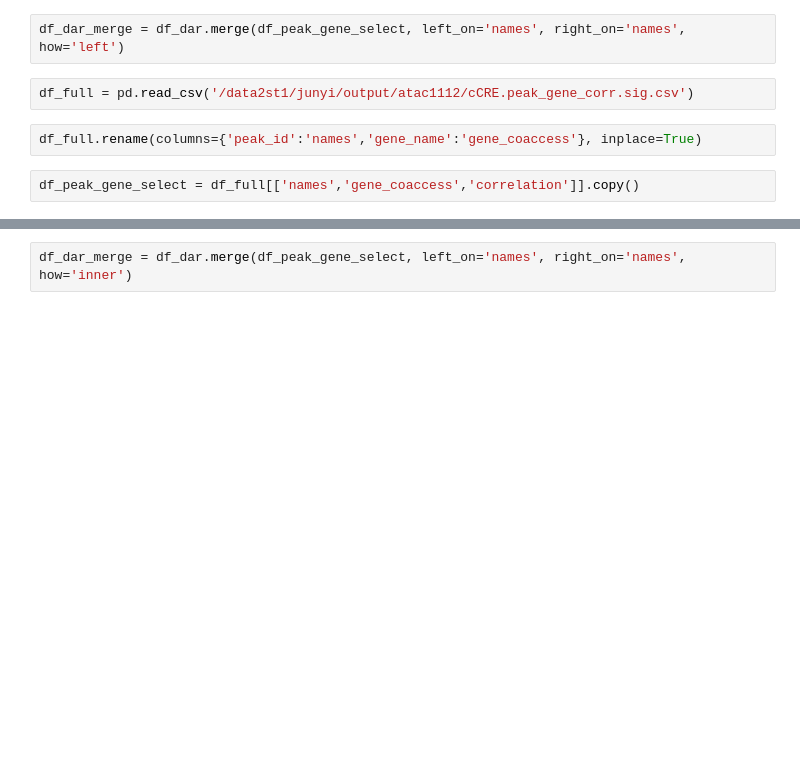
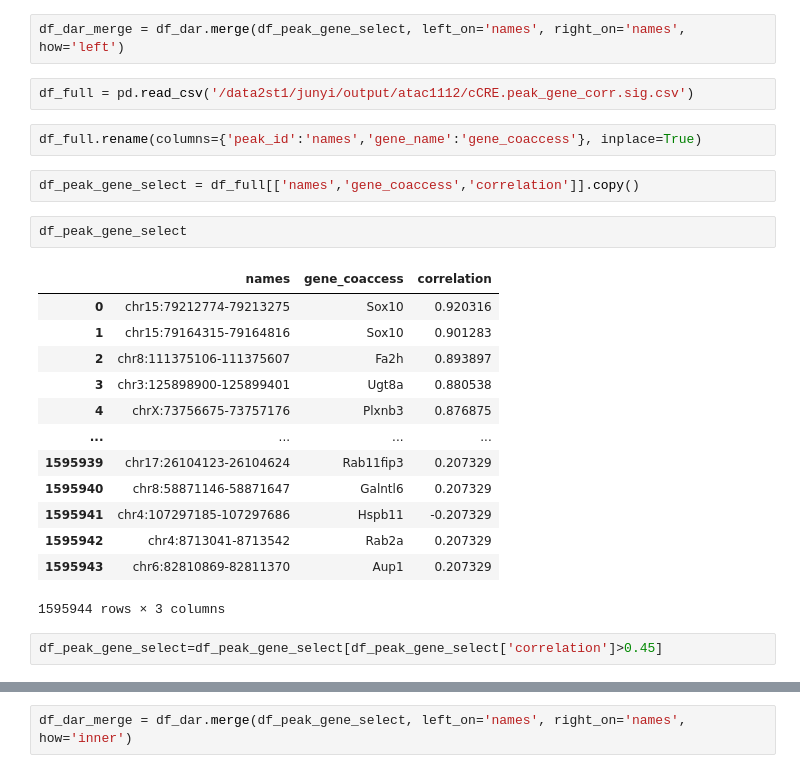
Before and after one commit to juychen/scmmd, a Jupyter notebook: 15gene_mapping.ipynb, the cells around one changed output, grey strips where cells are left out. Saved outputs shown, nothing was run; the diff lists cells and outputs as text; blank space fills up the shorter version.

```diff
--- a/15gene_mapping.ipynb
+++ b/15gene_mapping.ipynb
@@ -572,3 +560,21 @@ df_full = pd.read_csv('/data2st1/junyi/output/atac1112/cCRE.peak_gene_corr.sig.c
 df_full.rename(columns={'peak_id':'names','gene_name':'gene_coaccess'}, inplace=True)
 # %%
 df_peak_gene_select = df_full[['names','gene_coaccess','correlation']].copy()
+# %%
+df_peak_gene_select
+# %% [output]
+|  | names | gene_coaccess | correlation |
+| 0 | chr15:79212774-79213275 | Sox10 | 0.920316 |
+| 1 | chr15:79164315-79164816 | Sox10 | 0.901283 |
+| 2 | chr8:111375106-111375607 | Fa2h | 0.893897 |
+| 3 | chr3:125898900-125899401 | Ugt8a | 0.880538 |
+| 4 | chrX:73756675-73757176 | Plxnb3 | 0.876875 |
+| ... | ... | ... | ... |
+| 1595939 | chr17:26104123-26104624 | Rab11fip3 | 0.207329 |
+| 1595940 | chr8:58871146-58871647 | Galntl6 | 0.207329 |
+| 1595941 | chr4:107297185-107297686 | Hspb11 | -0.207329 |
+| 1595942 | chr4:8713041-8713542 | Rab2a | 0.207329 |
+| 1595943 | chr6:82810869-82811370 | Aup1 | 0.207329 |
+1595944 rows × 3 columns
+# %%
+df_peak_gene_select=df_peak_gene_select[df_peak_gene_select['correlation']>0.45]
```
Also changed, not shown: parts of 13 cells of this notebook.
